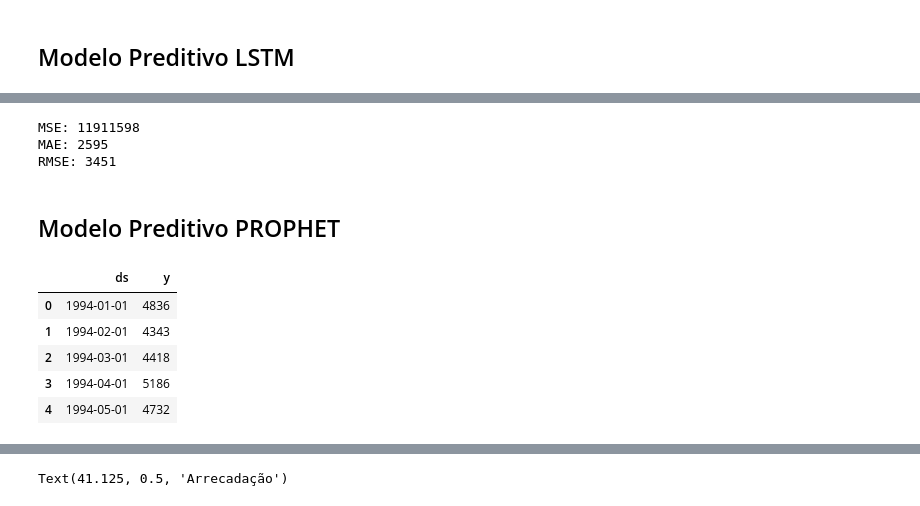
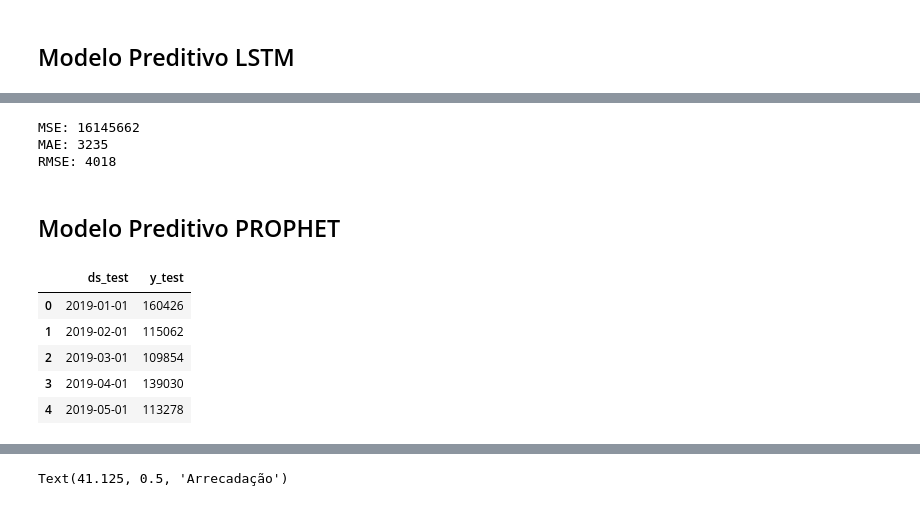
Before and after one commit to mmbs1989/TCC-PUCMINAS, a Jupyter notebook: Notebook_TCC_PUC.ipynb, the cells around one changed output, grey strips where cells are left out. Drawn from its saved outputs; the diff is of its cells as text; code cells hidden in the pictures.

```diff
--- a/Notebook_TCC_PUC.ipynb
+++ b/Notebook_TCC_PUC.ipynb
@@ -775,16 +750,16 @@ plt.show()
 # %%
 #Cálculo do erro
-MAELSTM = int(mean_absolute_error(dfarrec_test_lstm,lstm_predictions))
-MSELSTM = int(mean_squared_error(dfarrec_test_lstm,lstm_predictions))
-RMSELSTM = int(np.sqrt(mean_squared_error(dfarrec_test_lstm,lstm_predictions)))
+MAELSTMARREC = int(mean_absolute_error(dfarrec_test_lstm,lstm_predictions))
+MSELSTMARREC = int(mean_squared_error(dfarrec_test_lstm,lstm_predictions))
+RMSELSTMARREC = int(np.sqrt(mean_squared_error(dfarrec_test_lstm,lstm_predictions)))
 
-print('MSE: '+str(MSELSTM))
-print('MAE: '+str(MAELSTM))
-print('RMSE: '+str(RMSELSTM))
+print('MSE: '+str(MSELSTMARREC))
+print('MAE: '+str(MAELSTMARREC))
+print('RMSE: '+str(RMSELSTMARREC))
 # %% [output]
-MSE: 11911598
-MAE: 2595
-RMSE: 3451
+MSE: 16145662
+MAE: 3235
+RMSE: 4018
 # %% [markdown]
 ## Modelo Preditivo PROPHET
 # %%
@@ -798,11 +773,11 @@ dfarrec_train_prophet.reset_index(drop = True, inplace = True)
 dfarrec_test_prophet = pd.DataFrame({"ds_test": dfarrec_test_prophet.index, "y_test": dfarrec_test_prophet.arrec})
 dfarrec_test_prophet.reset_index(drop = True, inplace = True)
 # %%
-dfarrec_train_prophet.head()
+dfarrec_test_prophet.head()
 # %% [output]
-|  | ds | y |
-| 0 | 1994-01-01 | 4836 |
-| 1 | 1994-02-01 | 4343 |
-| 2 | 1994-03-01 | 4418 |
-| 3 | 1994-04-01 | 5186 |
-| 4 | 1994-05-01 | 4732 |
+|  | ds_test | y_test |
+| 0 | 2019-01-01 | 160426 |
+| 1 | 2019-02-01 | 115062 |
+| 2 | 2019-03-01 | 109854 |
+| 3 | 2019-04-01 | 139030 |
+| 4 | 2019-05-01 | 113278 |
```
Also changed, not shown: parts of 25 cells of this notebook.
